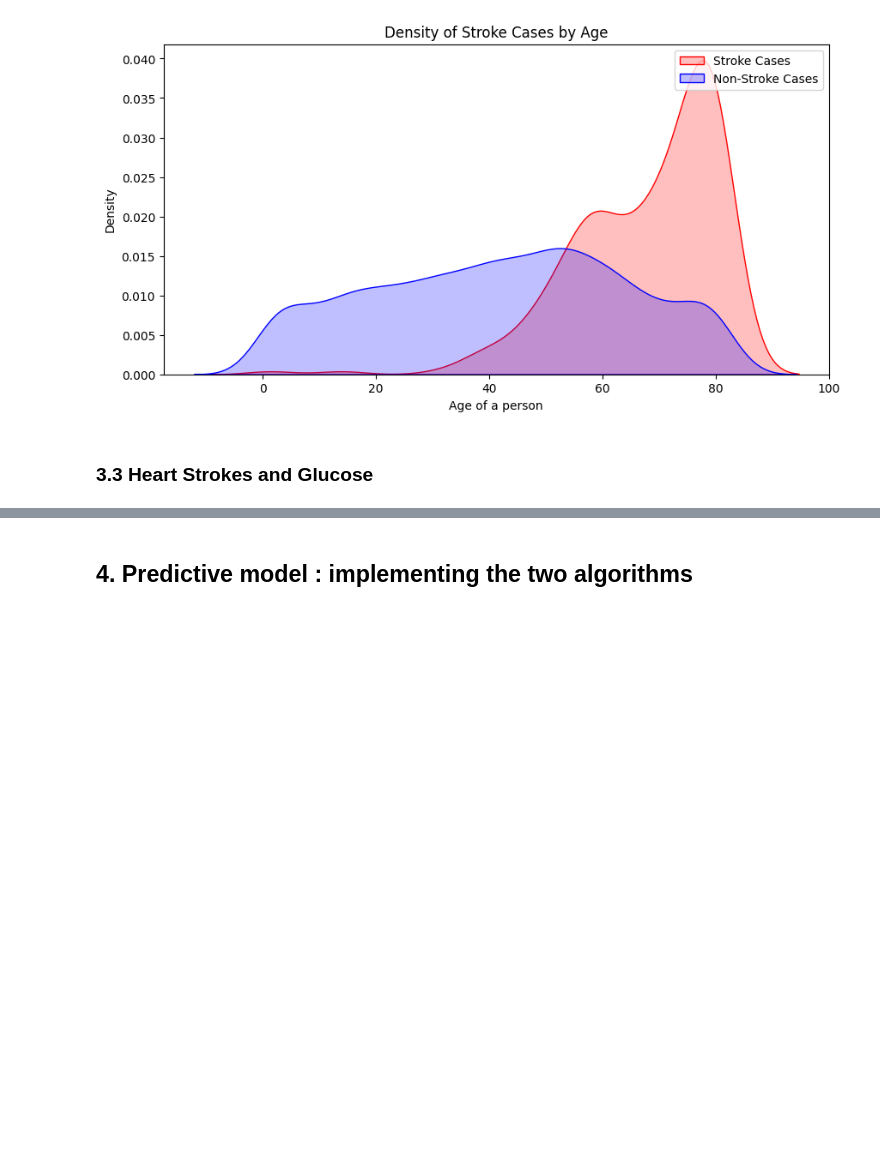
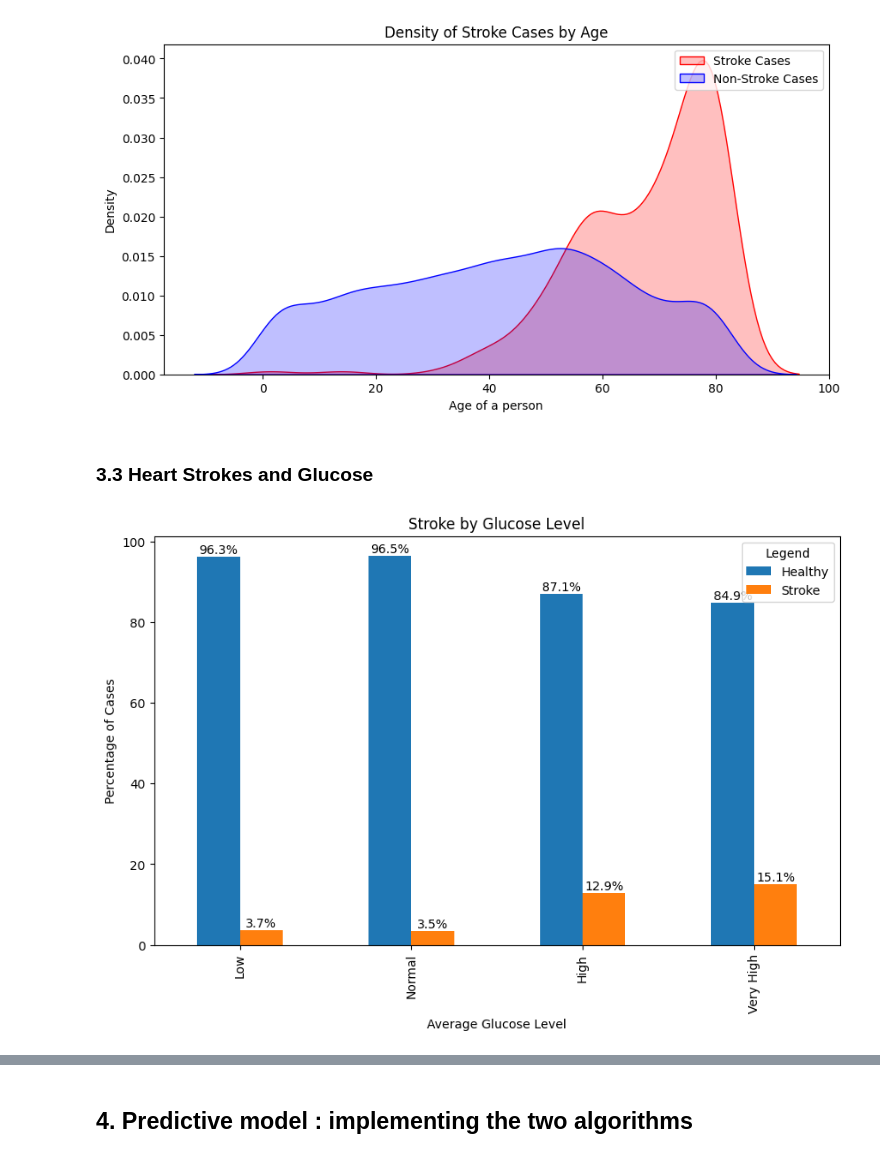
Before and after one commit to Raideeen/stroke_prediction, a Jupyter notebook: analysis.ipynb, the cells around one changed output, grey strips where cells are left out. Cells and saved outputs as stored; diff of their text form; code cells hidden in the pictures; blank space fills up the shorter version.

```diff
--- a/analysis.ipynb
+++ b/analysis.ipynb
@@ -520,3 +377,31 @@ This will become an error in seaborn v0.14.0; please update your code.
 [figure]
 # %% [markdown]
 ### 3.3 Heart Strokes and Glucose
+# %%
+df['avg_glucose_level'] = pd.to_numeric(df['avg_glucose_level'], errors='coerce')
+df['avg_glucose_level_bin'] = pd.cut(df['avg_glucose_level'], bins=[0, 90, 160, 230, 300], labels=['Low', 'Normal', 'High', 'Very High'])
+
+# Group the data by average glucose level and stroke
+grouped = df.groupby(['avg_glucose_level_bin', 'stroke']).size().unstack(fill_value=0)
+
+# Convert the counts to percentages
+grouped_percentage = grouped.div(grouped.sum(axis=1), axis=0) * 100
+
+# Create bar plots with percentages
+fig, ax = plt.subplots(figsize=(10, 6))
+grouped_percentage.plot(kind='bar', ax=ax)
+
+plt.title('Stroke by Glucose Level')
+plt.xlabel('Average Glucose Level')
+plt.ylabel('Percentage of Cases')
+plt.legend(title='Legend', labels=['Healthy', 'Stroke'])
+
+# Add values above the bars
+for i, bar in enumerate(ax.patches):
+    h = bar.get_height()
+    ax.text(bar.get_x() + bar.get_width() / 2, h,
+            f'{h:.1f}%', ha='center', va='bottom')
+
+plt.show()
+# %% [output]
+[figure, added]
```
Also changed, not shown: parts of 49 cells of this notebook.
